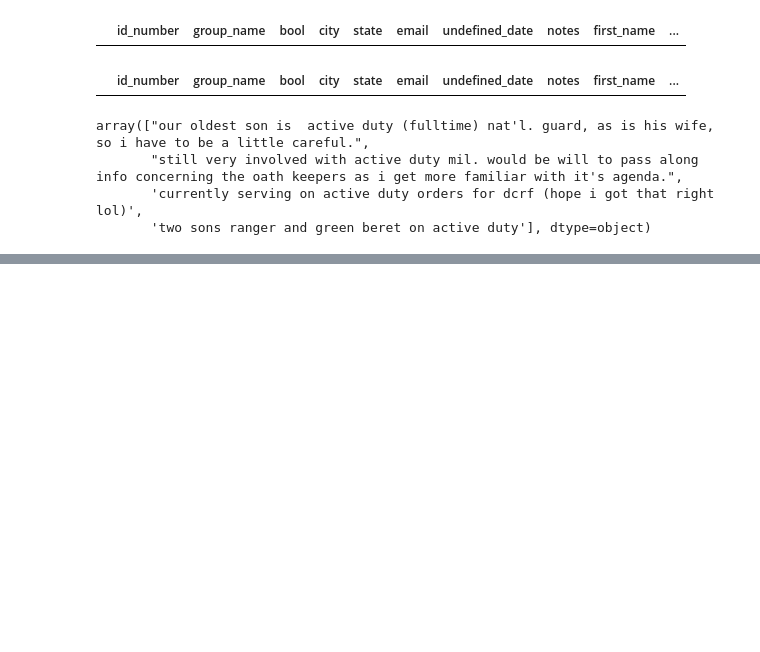
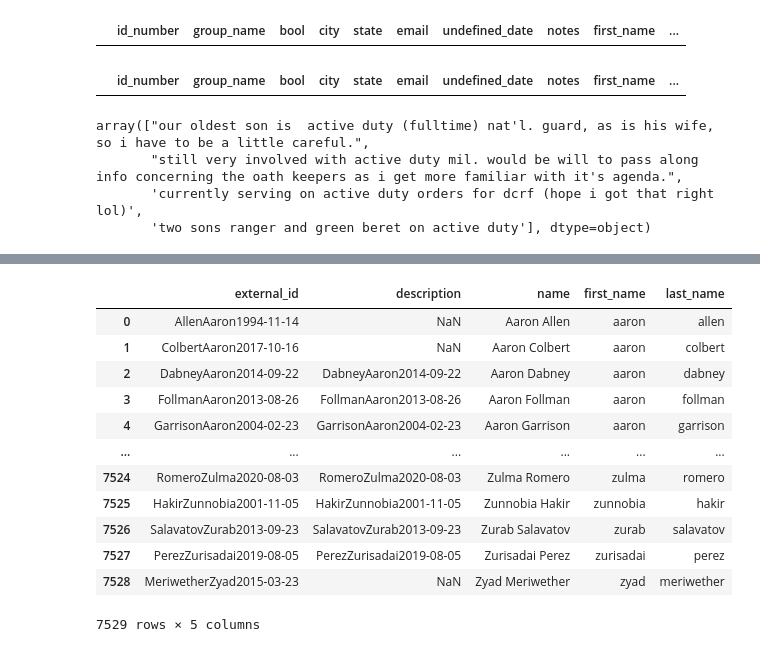
Before and after one commit to ayyubibrahimi/ok, a Jupyter notebook: notebooks/DC.ipynb, the cells around one changed output, grey strips where cells are left out. Drawn from its saved outputs; the diff is of its cells as text; code cells hidden in the pictures; blank space fills up the shorter version.

```diff
--- a/notebooks/DC.ipynb
+++ b/notebooks/DC.ipynb
@@ -132,7 +132,7 @@ dfs = [search_1, search_2]
 dfb = pd.concat(dfs, axis=0)
 # %%
 def read_misconduct_data():
-    df = pd.read_csv("../data/DC/mpd_settlements_report_2022.csv")
+    df = pd.read_csv("../data/DC/DC.csv")
     return df
 # %%
 dfc = read_misconduct_data()
@@ -139,3 +154,26 @@ dfc = read_misconduct_data()
+# %%
+def split_names(df):
+    names = df.name.str.lower().str.strip().str.extract(r"(\w+) (\w+)")
+    df.loc[:, "first_name"] = names[0]
+    df.loc[:, "last_name"] = names[1]
+    return df
+
+dfc = dfc.pipe(split_names)
+dfc
+# %% [output]
+|  | external_id | description | name | first_name | last_name |
+| 0 | AllenAaron1994-11-14 | NaN | Aaron Allen | aaron | allen |
+| 1 | ColbertAaron2017-10-16 | NaN | Aaron Colbert | aaron | colbert |
+| 2 | DabneyAaron2014-09-22 | DabneyAaron2014-09-22 | Aaron Dabney | aaron | dabney |
+| 3 | FollmanAaron2013-08-26 | FollmanAaron2013-08-26 | Aaron Follman | aaron | follman |
+| 4 | GarrisonAaron2004-02-23 | GarrisonAaron2004-02-23 | Aaron Garrison | aaron | garrison |
+| ... | ... | ... | ... | ... | ... |
+| 7524 | RomeroZulma2020-08-03 | RomeroZulma2020-08-03 | Zulma Romero | zulma | romero |
+| 7525 | HakirZunnobia2001-11-05 | HakirZunnobia2001-11-05 | Zunnobia Hakir | zunnobia | hakir |
+| 7526 | SalavatovZurab2013-09-23 | SalavatovZurab2013-09-23 | Zurab Salavatov | zurab | salavatov |
+| 7527 | PerezZurisadai2019-08-05 | PerezZurisadai2019-08-05 | Zurisadai Perez | zurisadai | perez |
+| 7528 | MeriwetherZyad2015-03-23 | NaN | Zyad Meriwether | zyad | meriwether |
+7529 rows × 5 columns
 # %%
 
 def match_ok_names_to_personnel(ok, agency):
```
Also changed, not shown: parts of 4 cells of this notebook, 4 other files.
